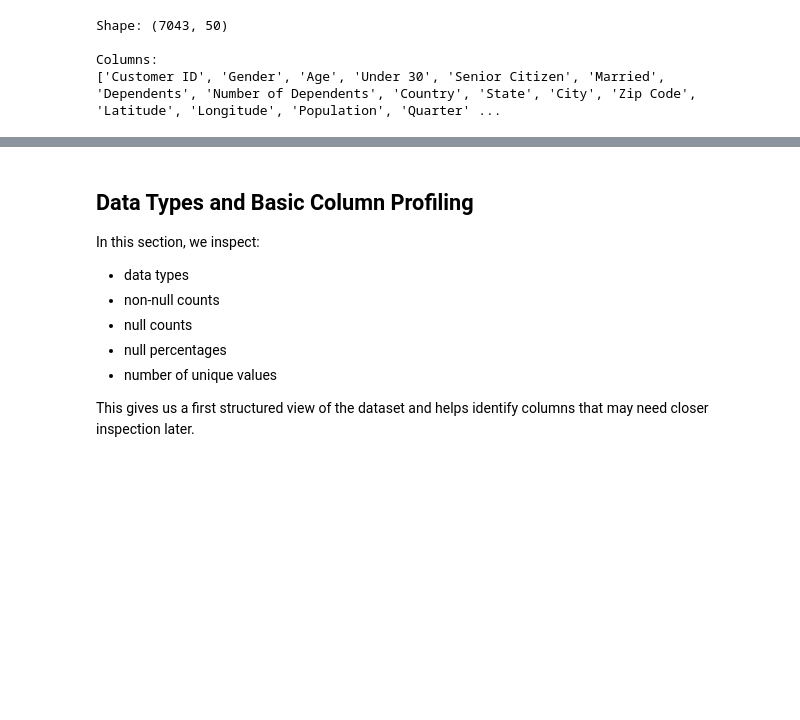
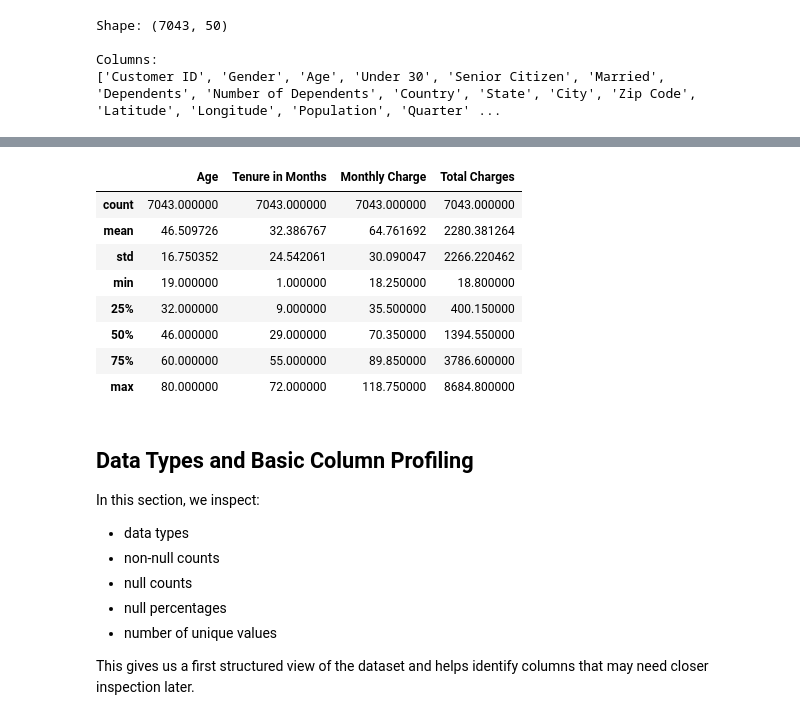
Before and after one commit to GulsaraMirzayeva/telco-churn-capstone, a Jupyter notebook: notebooks/01_data_audit.ipynb, the cells around one changed output, grey strips where cells are left out. Cells and saved outputs as stored; diff of their text form; code cells hidden in the pictures; blank space fills up the shorter version.

```diff
--- a/notebooks/01_data_audit.ipynb
+++ b/notebooks/01_data_audit.ipynb
@@ -56,3 +94,15 @@ Columns:
+# %%
+df[["Age", "Tenure in Months", "Monthly Charge", "Total Charges"]].describe()
+# %% [output]
+|  | Age | Tenure in Months | Monthly Charge | Total Charges |
+| count | 7043.000000 | 7043.000000 | 7043.000000 | 7043.000000 |
+| mean | 46.509726 | 32.386767 | 64.761692 | 2280.381264 |
+| std | 16.750352 | 24.542061 | 30.090047 | 2266.220462 |
+| min | 19.000000 | 1.000000 | 18.250000 | 18.800000 |
+| 25% | 32.000000 | 9.000000 | 35.500000 | 400.150000 |
+| 50% | 46.000000 | 29.000000 | 70.350000 | 1394.550000 |
+| 75% | 60.000000 | 55.000000 | 89.850000 | 3786.600000 |
+| max | 80.000000 | 72.000000 | 118.750000 | 8684.800000 |
 # %% [markdown]
 ## Data Types and Basic Column Profiling
 
```
Also changed, not shown: parts of 3 cells of this notebook, 1 other file.
